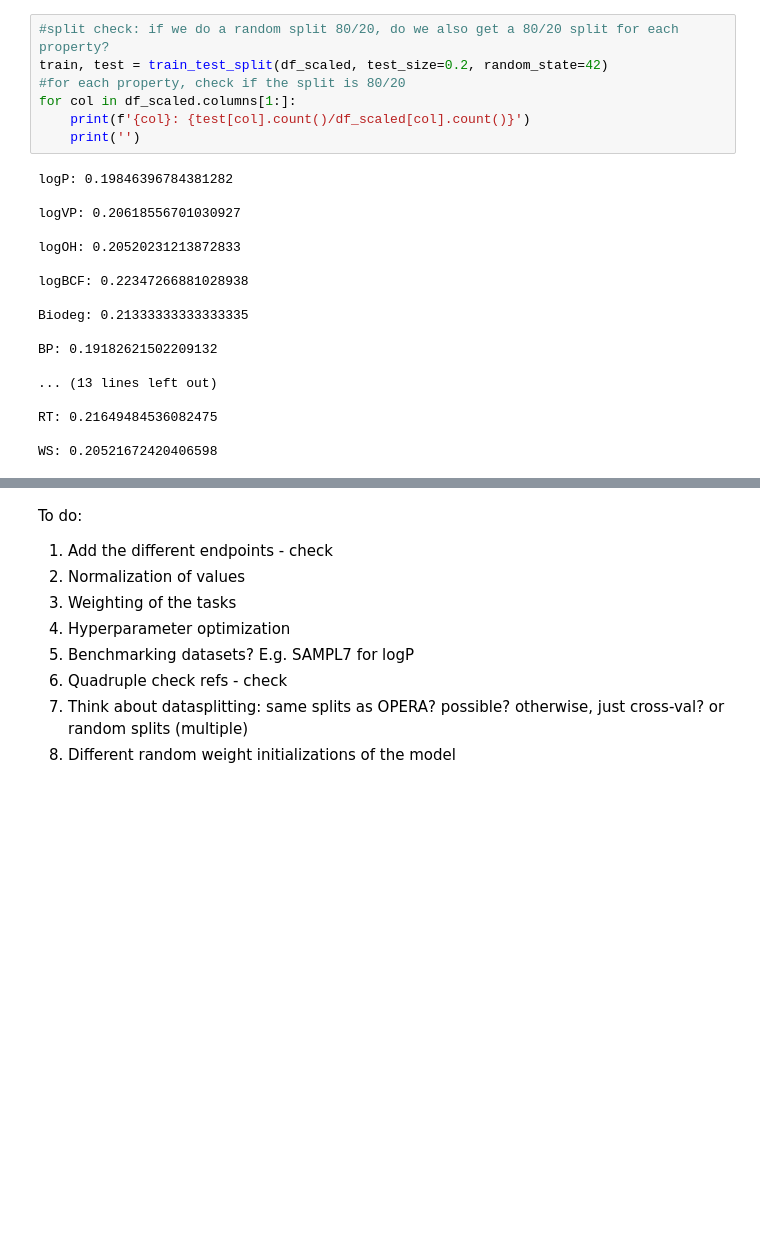
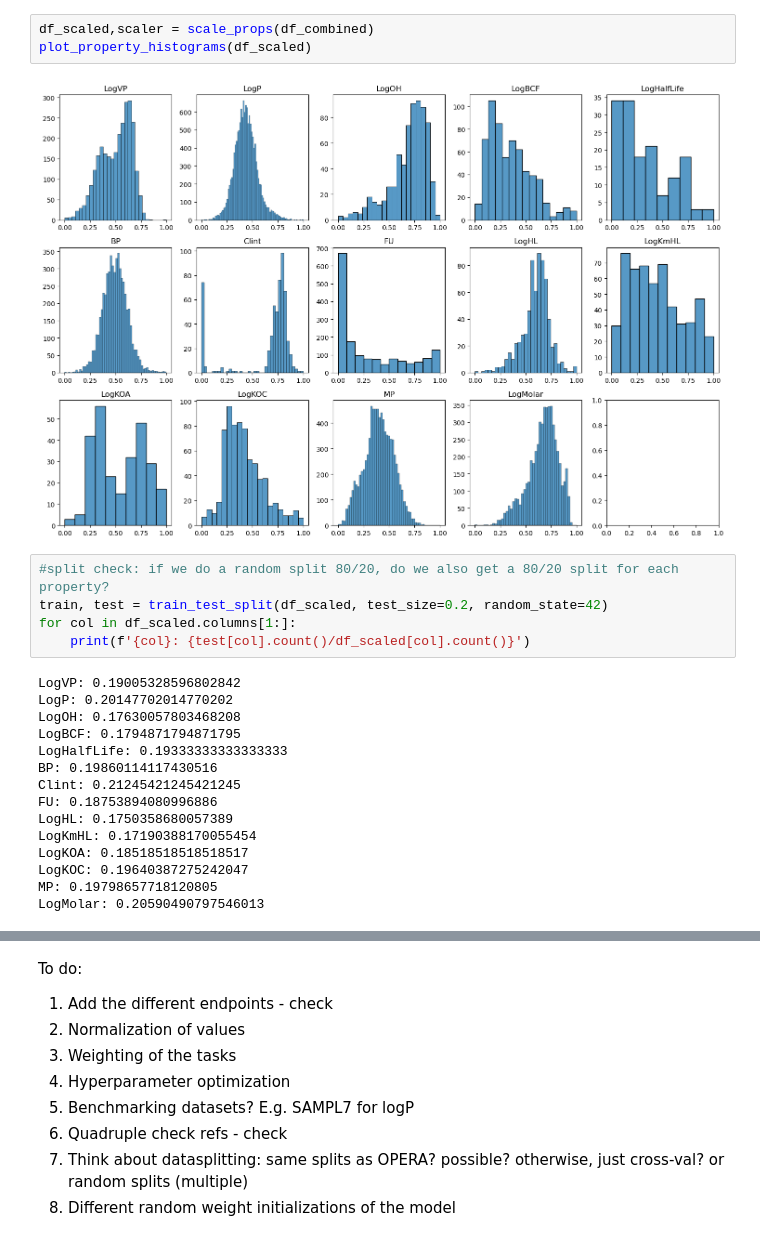
Before and after one commit to Cschiebroek/Digital_Chemistry, a Jupyter notebook: 001_First_test.ipynb, the cells around one changed output, grey strips where cells are left out. Drawn from its saved outputs; the diff is of its cells as text; blank space fills up the shorter version.

```diff
--- a/001_First_test.ipynb
+++ b/001_First_test.ipynb
@@ -239,25 +39,25 @@ sns.histplot(df_scaled['WS'], kde=True, ax=axes[2, 4])
+# %%
+df_scaled,scaler = scale_props(df_combined)
+plot_property_histograms(df_scaled)
+# %% [output]
+[figure, added]
 # %%
 #split check: if we do a random split 80/20, do we also get a 80/20 split for each property?
 train, test = train_test_split(df_scaled, test_size=0.2, random_state=42)
-#for each property, check if the split is 80/20
 for col in df_scaled.columns[1:]:
     print(f'{col}: {test[col].count()/df_scaled[col].count()}')
-    print('')
 # %% [output]
-logP: 0.19846396784381282
-
-logVP: 0.20618556701030927
-
-logOH: 0.20520231213872833
-
-logBCF: 0.22347266881028938
-
-Biodeg: 0.21333333333333335
-
-BP: 0.19182621502209132
-
-... (13 lines left out)
-
-RT: 0.21649484536082475
-
-WS: 0.20521672420406598
+LogVP: 0.19005328596802842
+LogP: 0.20147702014770202
+LogOH: 0.17630057803468208
+LogBCF: 0.1794871794871795
+LogHalfLife: 0.19333333333333333
+BP: 0.19860114117430516
+Clint: 0.21245421245421245
+FU: 0.18753894080996886
+LogHL: 0.1750358680057389
+LogKmHL: 0.17190388170055454
+LogKOA: 0.18518518518518517
+LogKOC: 0.19640387275242047
+MP: 0.19798657718120805
+LogMolar: 0.20590490797546013
```
Also changed, not shown: parts of 30 cells of this notebook, 5 other files.
